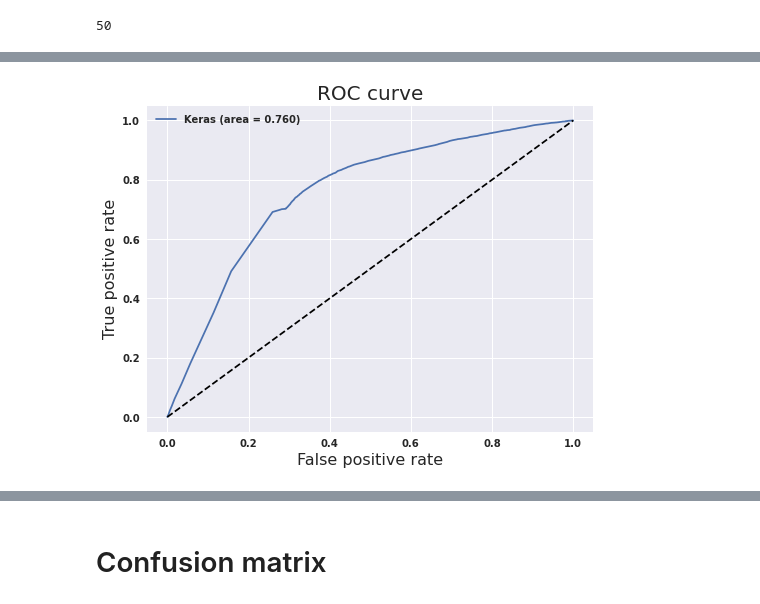
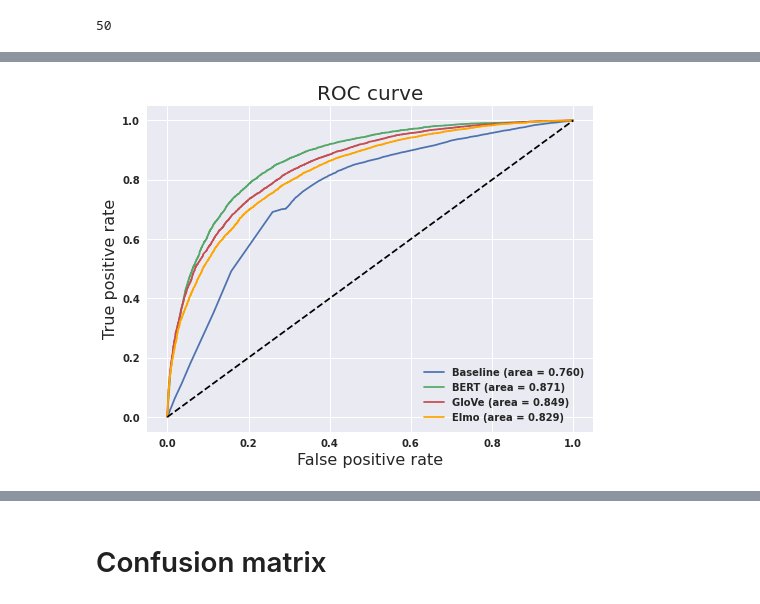
Before and after one commit to ktsou/TradingNLP-shell, a Jupyter notebook: NLP Model Training/kaggle_nlp-disaster-tweets_baseline_models.ipynb, the cells around one changed output, grey strips where cells are left out. Cells and saved outputs as stored; diff of their text form; code cells hidden in the pictures.

```diff
--- a/NLP Model Training/kaggle_nlp-disaster-tweets_baseline_models.ipynb
+++ b/NLP Model Training/kaggle_nlp-disaster-tweets_baseline_models.ipynb
@@ -364,3 +363,12 @@ array([0.7783336 , 0.22076836, 0.22076932, ..., 0.22076729, 0.22076876,
+# %%
+# Baseline
+base_roc = pd.read_csv('base_roc.csv',index_col=0)
+y_pred_keras= base_roc["y_pred_keras"].astype(float)
+test_labels = base_roc["test_labels"].astype(float)
+fpr_keras, tpr_keras, thresholds_keras = roc_curve(test_labels, y_pred_keras)
+auc_keras = auc(fpr_keras, tpr_keras)
+
+precision, recall, thresholds = precision_recall_curve(test_labels, y_pred_keras)
 # %%
 #inverse the labels to get the negative rates
 inversed_y_pred_keras = pd.DataFrame(y_pred_keras).apply(lambda x: abs(x-1))
@@ -373 +394,28 @@ auc_keras2 = auc(fnr_keras, tnr_keras)
+# %%
+# Elmo
+elmo_roc = pd.read_csv('elmo_roc5.csv',index_col=0)
+y_pred_keras_elmo= elmo_roc["y_pred_keras"].astype(float)
+test_labels_elmo = elmo_roc["test_labels"].astype(float)
+fpr_keras_elmo, tpr_keras_elmo, thresholds_keras_elmo = roc_curve(test_labels_elmo, y_pred_keras_elmo)
+auc_keras_elmo = auc(fpr_keras_elmo, tpr_keras_elmo)
+
+precision_elmo, recall_elmo, thresholds_elmo = precision_recall_curve(test_labels_elmo, y_pred_keras_elmo)
+# %%
+#Glove
+glove_roc = pd.read_csv('glove_roc.csv',index_col=0)
+y_pred_glove= glove_roc["y_pred_keras"].astype(float)
+test_labels_glove = glove_roc["test_labels"].astype(float)
+fpr_keras_glove, tpr_keras_glove, thresholds_keras_glove = roc_curve(test_labels_glove, y_pred_glove)
+auc_keras_glove = auc(fpr_keras_glove, tpr_keras_glove)
+
+precision_glove, recall_glove, thresholds_glove = precision_recall_curve(test_labels_glove, y_pred_glove)
+# %%
+# BERT
+bert_roc = pd.read_csv('../Data Preprocessed/bert.csv',index_col=0)
+y_pred_bert= bert_roc["y_pred"].astype(float)
+test_labels_bert = bert_roc["test_labels"].astype(float)
+fpr_keras_bert, tpr_keras_bert, thresholds_keras_bert = roc_curve(test_labels_bert, y_pred_bert)
+auc_keras_bert = auc(fpr_keras_bert, tpr_keras_bert)
+
+precision_bert, recall_bert, thresholds_bert = precision_recall_curve(test_labels_bert, y_pred_bert)
 # %%
@@ -382,14 +430,18 @@ auc_rf = auc(fpr_rf, tpr_rf)
 # %%
 fig, ax = plt.subplots(figsize=(8, 6))
 
-ax.plot(fpr_keras, tpr_keras, label='Keras (area = {:.3f})'.format(auc_keras))
+ax.plot(fpr_keras, tpr_keras, label='Baseline (area = {:.3f})'.format(auc_keras))
+ax.plot(fpr_keras_bert, tpr_keras_bert, label='BERT (area = {:.3f})'.format(auc_keras_bert))
+ax.plot(fpr_keras_glove, tpr_keras_glove, label='GloVe (area = {:.3f})'.format(auc_keras_glove))
+ax.plot(fpr_keras_elmo, tpr_keras_elmo, label='Elmo (area = {:.3f})'.format(auc_keras_elmo),color='orange')
+
 #ax.plot(fpr_rf, tpr_rf, label='RF (area = {:.3f})'.format(auc_rf))
 plt.plot([0, 1], [0, 1], 'k--')
 ax.set_title('ROC curve', fontsize=20)
 ax.set_xlabel('False positive rate', fontsize=16)
 ax.set_ylabel('True positive rate', fontsize=16)
 leg = ax.legend(loc='best')
-plt.savefig('base_ROC.png', facecolor='w')
+plt.savefig('comparison_ROC.png', facecolor='w')
 plt.show()
 # %% [output]
-[figure, old version]
+[figure, new version]
```
Also changed, not shown: parts of 32 cells of this notebook, 3 other files.
